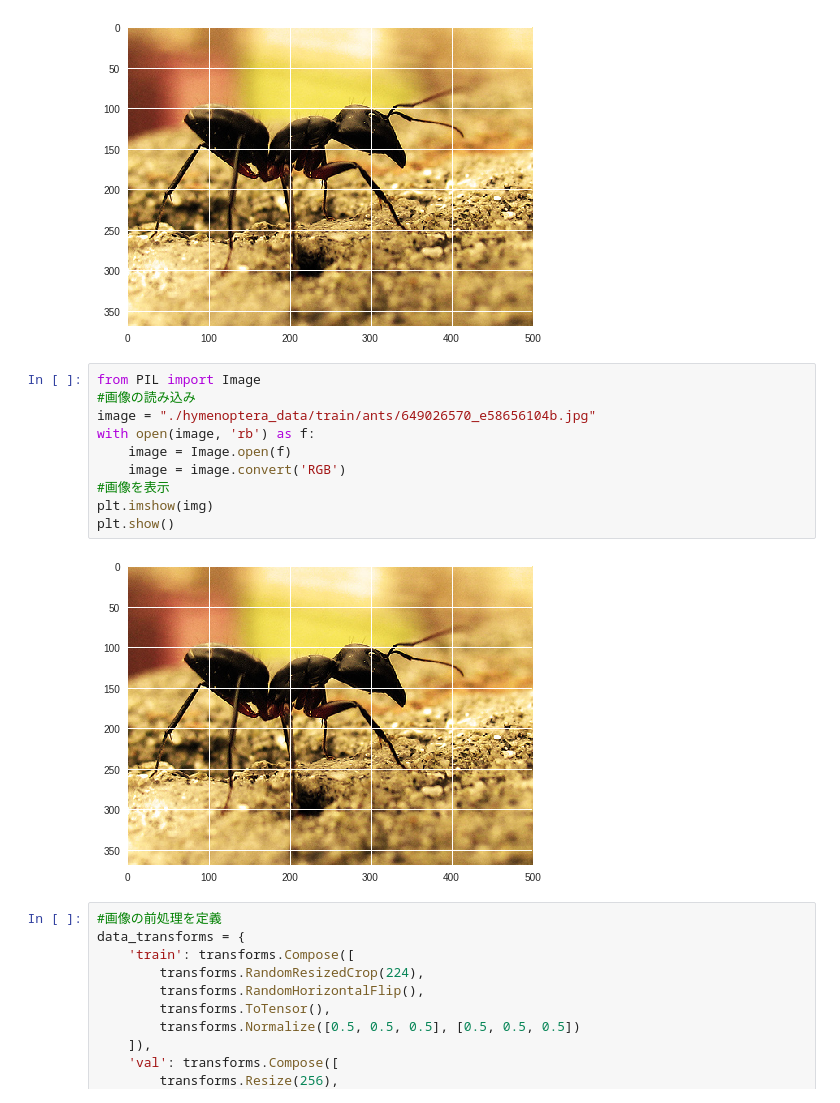
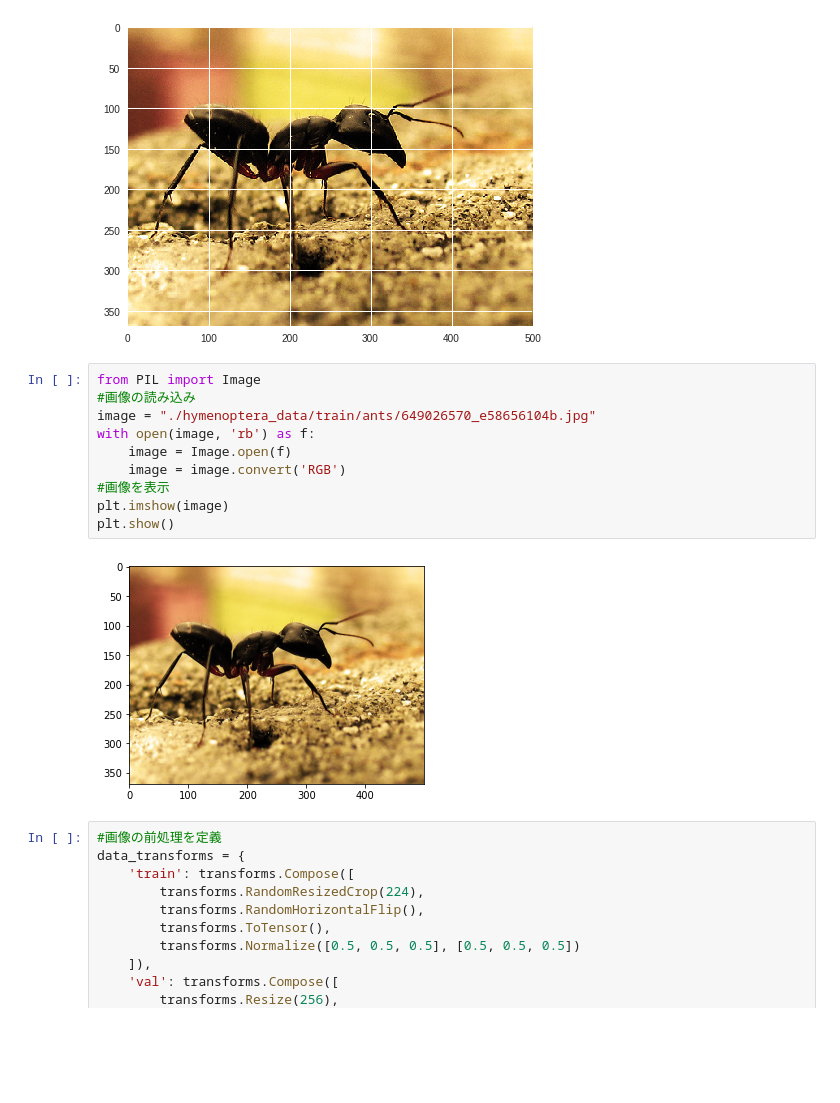
Before and after one commit to miyamotok0105/pytorch_handbook, a Jupyter notebook: chapter4/section4_2.ipynb, the cells around one changed output. Cells and saved outputs as stored; diff of their text form; blank space fills up the shorter version.

```diff
--- a/chapter4/section4_2.ipynb
+++ b/chapter4/section4_2.ipynb
@@ -82,15 +82,15 @@ plt.show()
 # %%
 from PIL import Image
 #画像の読み込み
 image = "./hymenoptera_data/train/ants/649026570_e58656104b.jpg"
 with open(image, 'rb') as f:
     image = Image.open(f)
     image = image.convert('RGB')
 #画像を表示
-plt.imshow(img)
+plt.imshow(image)
 plt.show()
 # %% [output]
-[figure, old version]
+[figure, new version]
 # %%
 #画像の前処理を定義
 data_transforms = {
```
Also changed, not shown: parts of 9 cells of this notebook, 1 other file.
